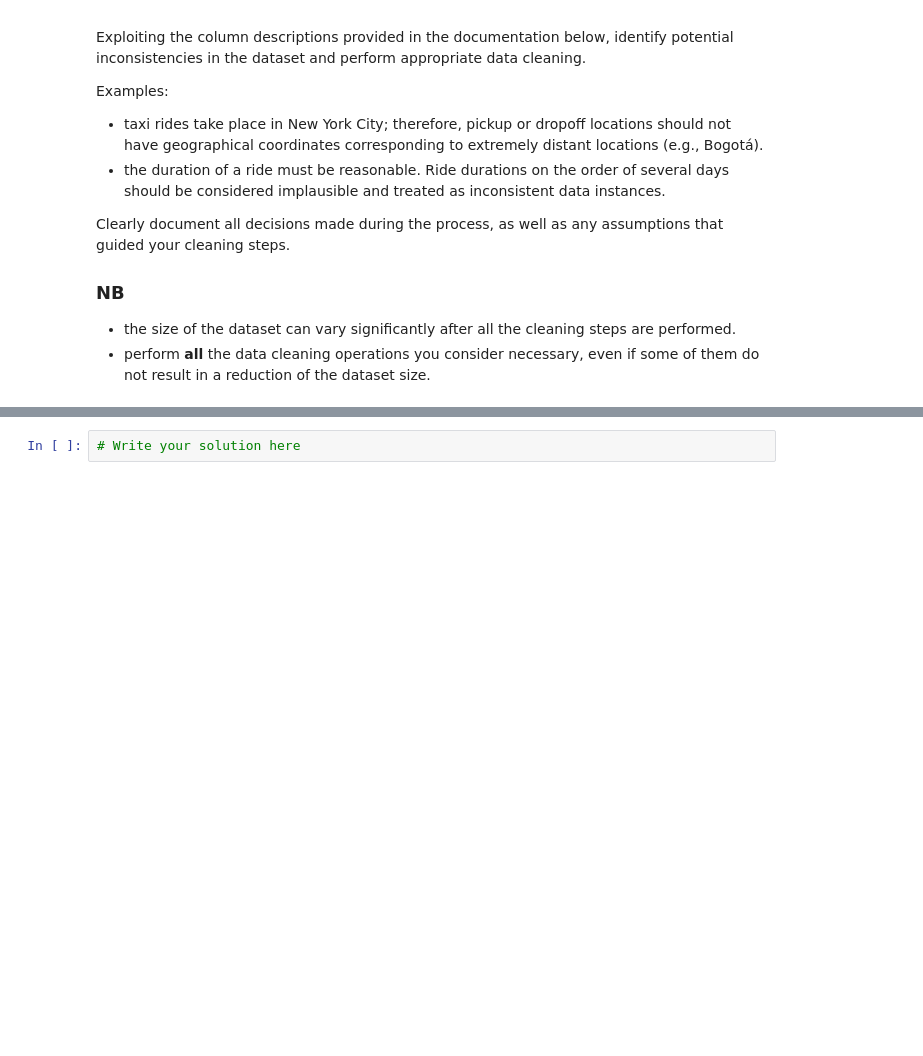
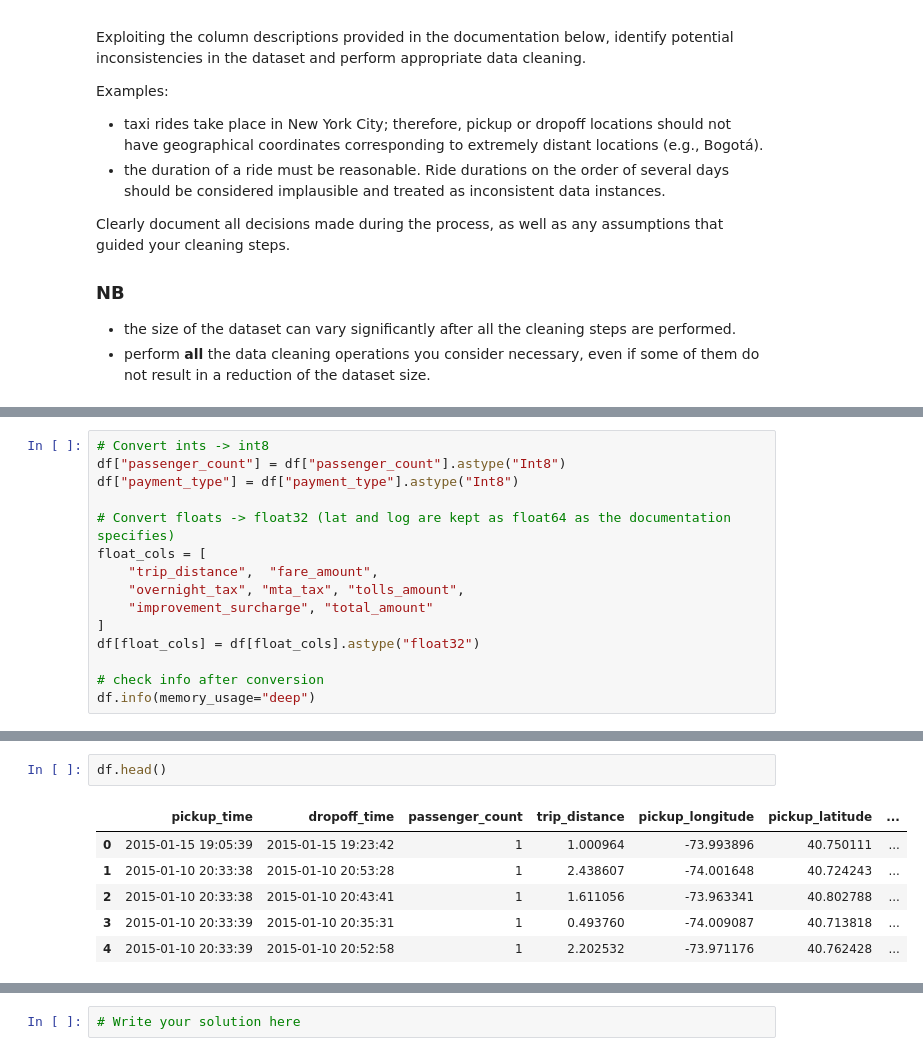
Before and after one commit to micheleminuti/python-data-visualization, a Jupyter notebook: assignment_1.ipynb, the cells around one changed output, grey strips where cells are left out. Cells and saved outputs as stored; diff of their text form; blank space fills up the shorter version.

```diff
--- a/assignment_1.ipynb
+++ b/assignment_1.ipynb
@@ -78,0 +155,15 @@ Clearly document all decisions made during the process, as well as any assumptio
+# %%
+# Convert ints -> int8
+df["passenger_count"] = df["passenger_count"].astype("Int8")
+df["payment_type"] = df["payment_type"].astype("Int8")
+
+# Convert floats -> float32 (lat and log are kept as float64 as the documentation specifies)
+float_cols = [
+    "trip_distance",  "fare_amount",
+    "overnight_tax", "mta_tax", "tolls_amount",
+    "improvement_surcharge", "total_amount"
+]
+df[float_cols] = df[float_cols].astype("float32")
+
+# check info after conversion
+df.info(memory_usage="deep")
@@ -78,0 +252,9 @@ Clearly document all decisions made during the process, as well as any assumptio
+# %%
+df.head()
+# %% [output]
+|  | pickup_time | dropoff_time | passenger_count | trip_distance | pickup_longitude | pickup_latitude | ... |
+| 0 | 2015-01-15 19:05:39 | 2015-01-15 19:23:42 | 1 | 1.000964 | -73.993896 | 40.750111 | ... |
+| 1 | 2015-01-10 20:33:38 | 2015-01-10 20:53:28 | 1 | 2.438607 | -74.001648 | 40.724243 | ... |
+| 2 | 2015-01-10 20:33:38 | 2015-01-10 20:43:41 | 1 | 1.611056 | -73.963341 | 40.802788 | ... |
+| 3 | 2015-01-10 20:33:39 | 2015-01-10 20:35:31 | 1 | 0.493760 | -74.009087 | 40.713818 | ... |
+| 4 | 2015-01-10 20:33:39 | 2015-01-10 20:52:58 | 1 | 2.202532 | -73.971176 | 40.762428 | ... |
```
Also changed, not shown: parts of 27 cells of this notebook.
